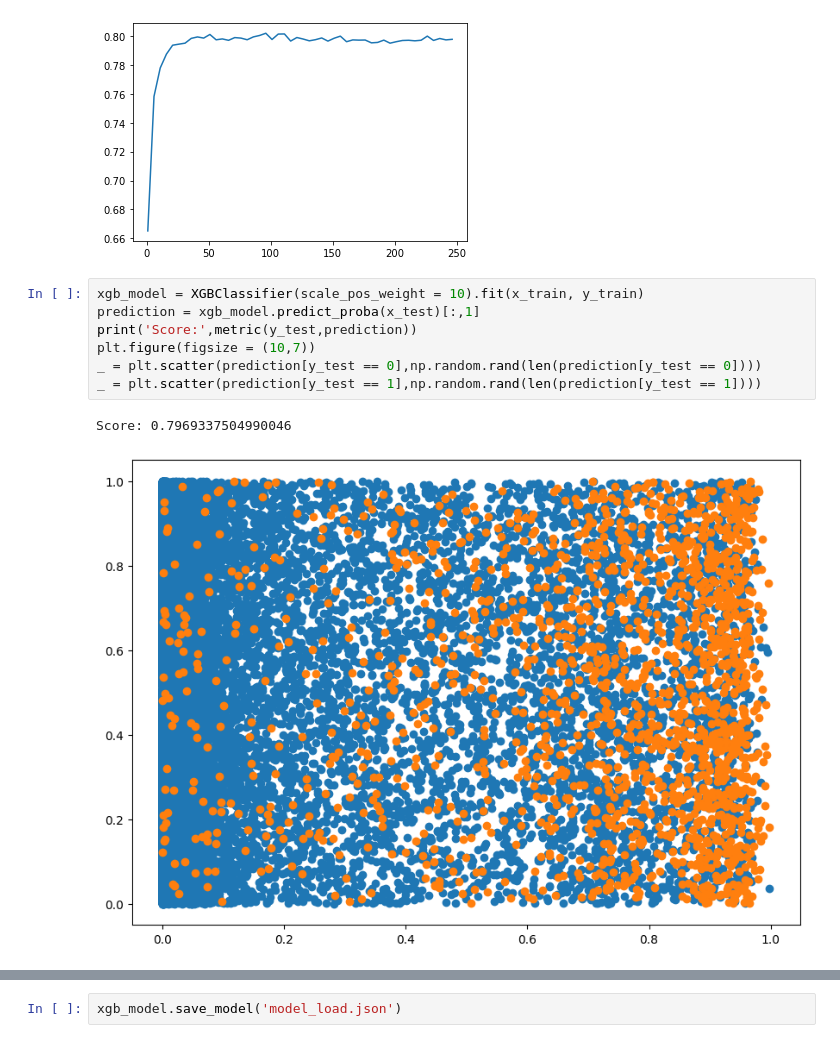
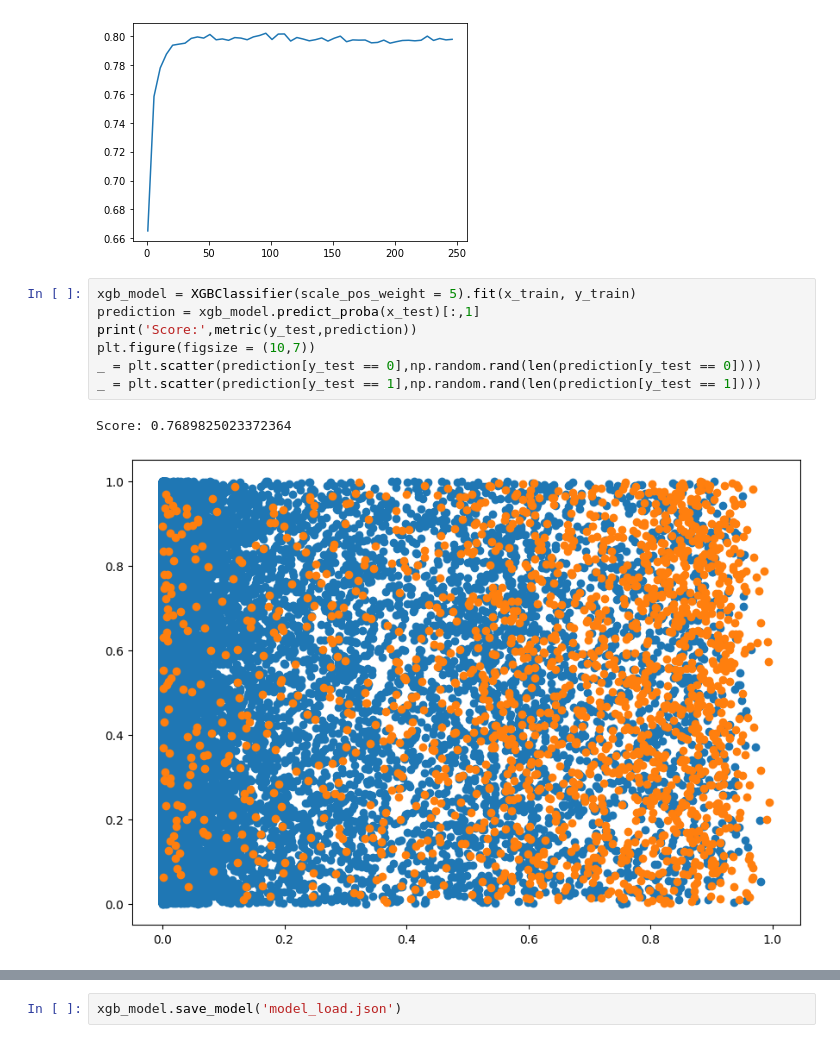
Before and after one commit to aruasouza/amcred, a Jupyter notebook: model.ipynb, the cells around one changed output, grey strips where cells are left out. Drawn from its saved outputs; the diff is of its cells as text.

Commit message:
better model

```diff
--- a/model.ipynb
+++ b/model.ipynb
@@ -104,15 +104,15 @@ plt.plot(list(range(1,251,5)),scores)
 [<matplotlib.lines.Line2D at 0x...>]
 [figure]
 # %%
-xgb_model = XGBClassifier(scale_pos_weight = 10).fit(x_train, y_train)
+xgb_model = XGBClassifier(scale_pos_weight = 5).fit(x_train, y_train)
 prediction = xgb_model.predict_proba(x_test)[:,1]
 print('Score:',metric(y_test,prediction))
 plt.figure(figsize = (10,7))
 _ = plt.scatter(prediction[y_test == 0],np.random.rand(len(prediction[y_test == 0])))
 _ = plt.scatter(prediction[y_test == 1],np.random.rand(len(prediction[y_test == 1])))
 # %% [output]
-Score: 0.7969337504990046
+Score: 0.7689825023372364
-[figure, old version]
+[figure, new version]
 # %%
 proba_plot(y_test,prediction,0.05)
 # %% [output]
```
Also changed, not shown: parts of 10 cells of this notebook, 10 other files.
